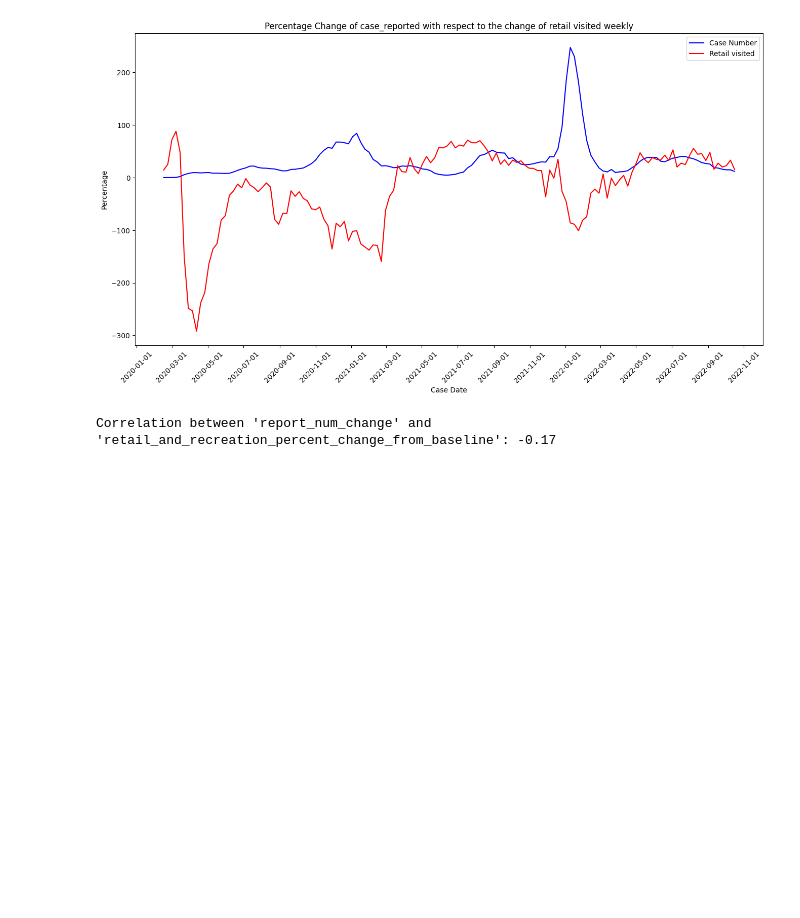
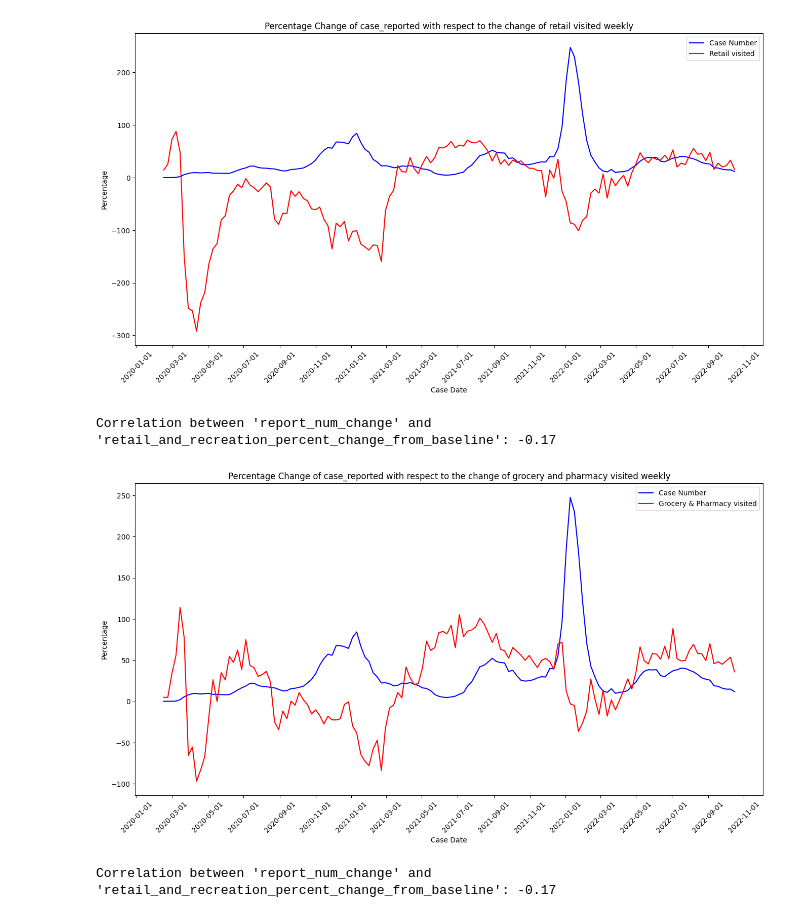
Before and after one commit to suker0723/Relationship-Between-COVID-19-and-Human-Behavior, a Jupyter notebook: Mobility Report/Covid Mobility Plot.ipynb, the cells around one changed output. Drawn from its saved outputs; the diff is of its cells as text; code cells hidden in the pictures; blank space fills up the shorter version.

```diff
--- a/Mobility Report/Covid Mobility Plot.ipynb
+++ b/Mobility Report/Covid Mobility Plot.ipynb
@@ -144,11 +76,4 @@ plt.show()
 # %%
-import pandas as pd
-import matplotlib.pyplot as plt
-import matplotlib.dates as mdates
-
-# Read the CSV file
-file_path = 'E:\\Mobility Covid\\Covid_joined_data.csv'
-
 # Read the CSV file and parse the date
 data = pd.read_csv(file_path)
 data['case_dt'] = pd.to_datetime(data['case_dt'], format='%Y/%m/%d')
@@ -205,13 +130,6 @@ print(f"Correlation between 'report_num_change' and 'parks_percent_change_from_b
 # %% [output]
 Correlation between 'report_num_change' and 'parks_percent_change_from_baselin': -0.41
 # %%
-import pandas as pd
-import matplotlib.pyplot as plt
-import matplotlib.dates as mdates
-
-# Read the CSV file
-file_path = 'E:\\Mobility Covid\\Covid_joined_data.csv'
-
 # Read the CSV file and parse the date
 data = pd.read_csv(file_path)
 data['case_dt'] = pd.to_datetime(data['case_dt'], format='%Y/%m/%d')
@@ -267,3 +185,59 @@ correlation = weekly_data['report_num_change'].corr(weekly_data['retail_and_recr
 print(f"Correlation between 'report_num_change' and 'retail_and_recreation_percent_change_from_baseline': {correlation:.2f}")
 # %% [output]
 Correlation between 'report_num_change' and 'retail_and_recreation_percent_change_from_baseline': -0.17
+# %%
+# Read the CSV file and parse the date
+data = pd.read_csv(file_path)
+data['case_dt'] = pd.to_datetime(data['case_dt'], format='%Y/%m/%d')
+
+# Set the 'case_dt' column as the index
+data.set_index('case_dt', inplace=True)
+
+# Calculate the weekly sum of 'Report_dt' and 'retails_percent_change_from_baselin' values
+weekly_data = data[['Report_dt', 'grocery_and_pharmacy_percent_change_from_baseline']].resample('W').sum()
+
+# Calculate the percentage change in the weekly 'Report_dt' values with respect to the first week
+weekly_data['report_num_change'] = (weekly_data['Report_dt'] / weekly_data['Report_dt'].iloc[0] - 1) /100
+
+# Reset the index
+weekly_data = weekly_data.reset_index()
+
+# Set the figure size
+plt.figure(figsize=(16, 8))
+
+# Plot the weekly percentage change of 'Report_dt'
+plt.plot(weekly_data['case_dt'], weekly_data['report_num_change'], label='Case Number', color='blue')
+
+# Plot the weekly sum of 'parks_percent_change_from_baselin'
+plt.plot(weekly_data['case_dt'], weekly_data['grocery_and_pharmacy_percent_change_from_baseline'], label='Grocery & Pharmacy visited', color='red')
+
+# Set the x-axis label
+plt.xlabel('Case Date')
+
+# Set the y-axis label
+plt.ylabel('Percentage')
+
+# Set the title
+plt.title('Percentage Change of case_reported with respect to the change of grocery and pharmacy visited weekly')
+
+# Format x-axis tick labels for every 3 months
+plt.gca().xaxis.set_major_locator(mdates.MonthLocator(interval=2))
+plt.gca().xaxis.set_major_formatter(mdates.DateFormatter('%Y-%m-%d'))
+
+# Rotate x-axis labels
+plt.xticks(rotation=45)
+
+# Add a legend
+plt.legend()
+
+# Show the plot
+plt.show()
+# %% [output]
+[figure, added]
+# %%
+# Calculate the correlation between 'report_num_change' and 'grocery_and_pharmacy_percent_change_from_baseline'
+correlation = weekly_data['report_num_change'].corr(weekly_data['grocery_and_pharmacy_percent_change_from_baseline'])
+
+print(f"Correlation between 'report_num_change' and 'grocery_and_pharmacy_percent_change_from_baseline': {correlation:.2f}")
+# %% [output]
+Correlation between 'report_num_change' and 'retail_and_recreation_percent_change_from_baseline': -0.17
```
Also changed, not shown: parts of 9 cells of this notebook, 1 other file.
